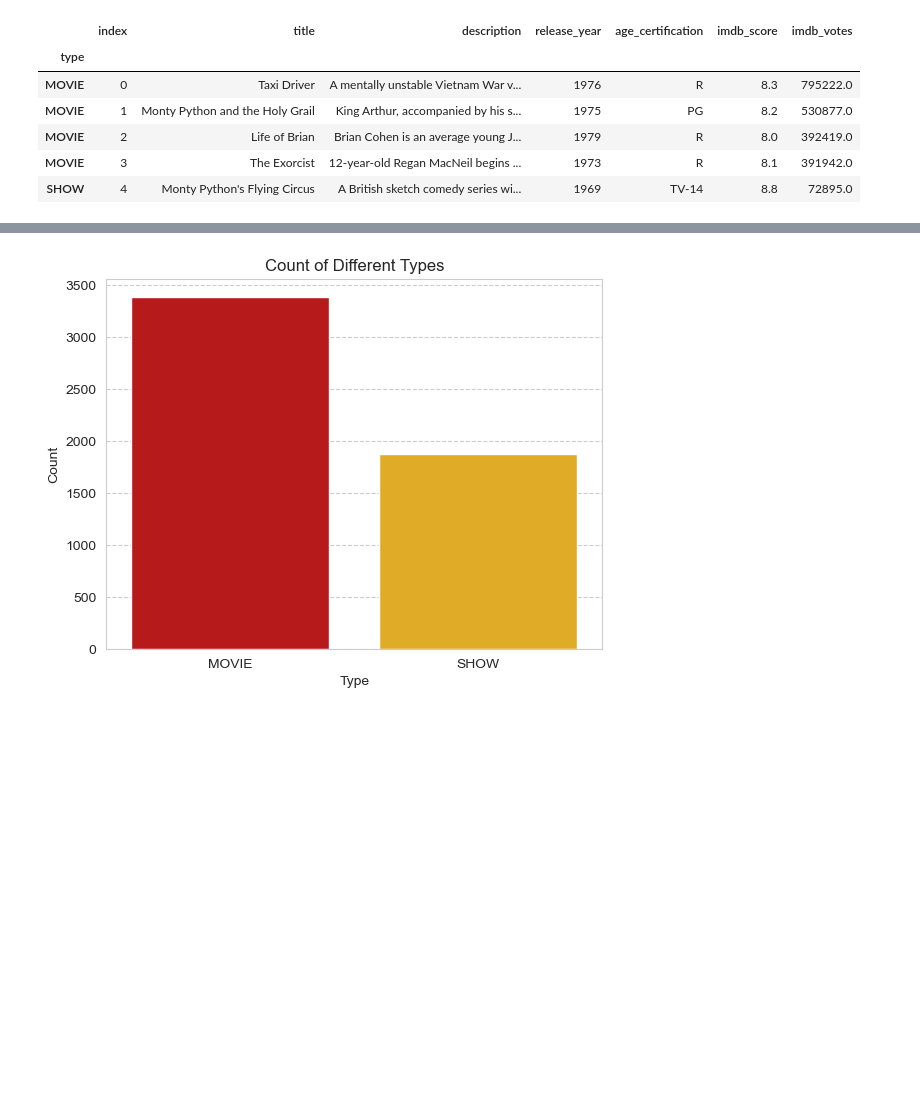
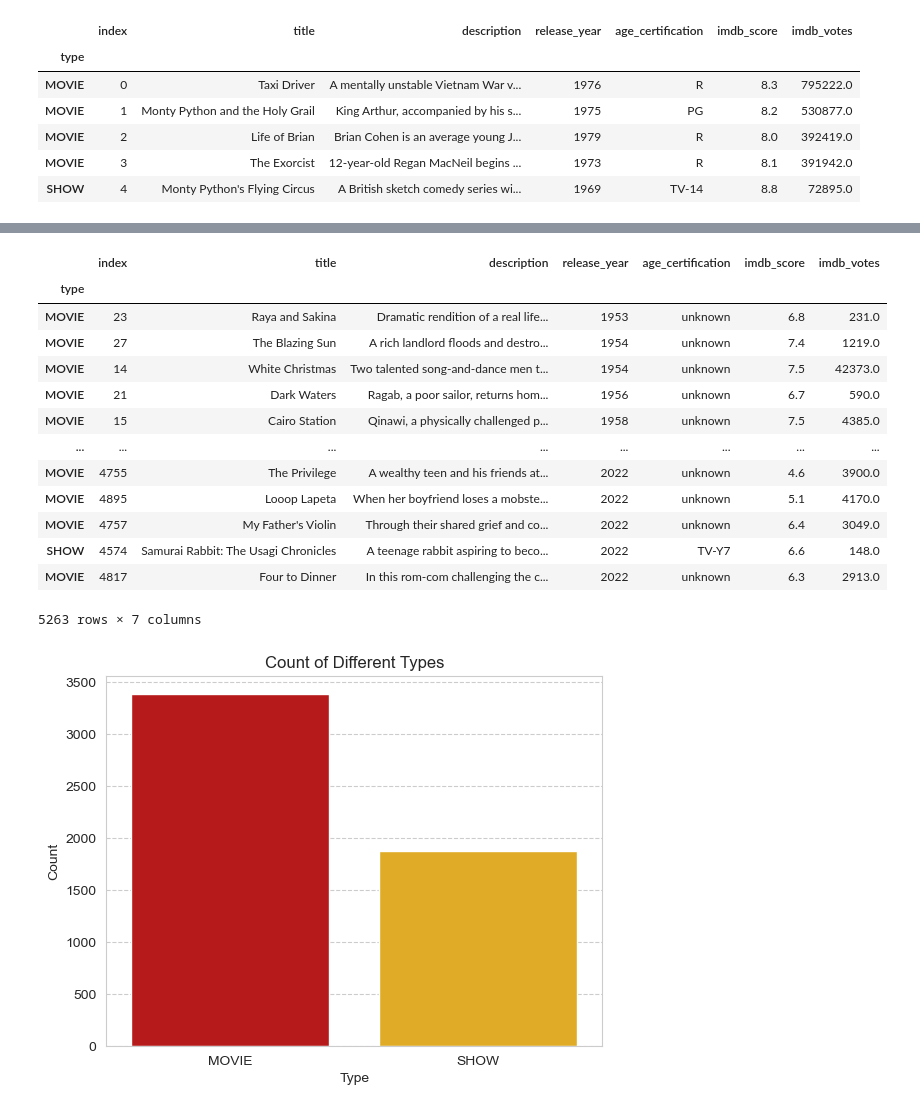
Before and after one commit to eelizondo1226/project_1_group_08, a Jupyter notebook: Sierra_work/jupyter_notebook_version/imbd_dataset/netflix_imbd.ipynb, the cells around one changed output, grey strips where cells are left out. Drawn from its saved outputs; the diff is of its cells as text; code cells hidden in the pictures; blank space fills up the shorter version.

```diff
--- a/Sierra_work/jupyter_notebook_version/imbd_dataset/netflix_imbd.ipynb
+++ b/Sierra_work/jupyter_notebook_version/imbd_dataset/netflix_imbd.ipynb
@@ -123,3 +142,20 @@ df.head()
+# %%
+df.sort_values("release_year", ascending=True)
+# %% [output]
+|  | index | title | description | release_year | age_certification | imdb_score | imdb_votes |
+| type |  |  |  |  |  |  |  |
+| MOVIE | 23 | Raya and Sakina | Dramatic rendition of a real life... | 1953 | unknown | 6.8 | 231.0 |
+| MOVIE | 27 | The Blazing Sun | A rich landlord floods and destro... | 1954 | unknown | 7.4 | 1219.0 |
+| MOVIE | 14 | White Christmas | Two talented song-and-dance men t... | 1954 | unknown | 7.5 | 42373.0 |
+| MOVIE | 21 | Dark Waters | Ragab, a poor sailor, returns hom... | 1956 | unknown | 6.7 | 590.0 |
+| MOVIE | 15 | Cairo Station | Qinawi, a physically challenged p... | 1958 | unknown | 7.5 | 4385.0 |
+| ... | ... | ... | ... | ... | ... | ... | ... |
+| MOVIE | 4755 | The Privilege | A wealthy teen and his friends at... | 2022 | unknown | 4.6 | 3900.0 |
+| MOVIE | 4895 | Looop Lapeta | When her boyfriend loses a mobste... | 2022 | unknown | 5.1 | 4170.0 |
+| MOVIE | 4757 | My Father's Violin | Through their shared grief and co... | 2022 | unknown | 6.4 | 3049.0 |
+| SHOW | 4574 | Samurai Rabbit: The Usagi Chronicles | A teenage rabbit aspiring to beco... | 2022 | TV-Y7 | 6.6 | 148.0 |
+| MOVIE | 4817 | Four to Dinner | In this rom-com challenging the c... | 2022 | unknown | 6.3 | 2913.0 |
+5263 rows × 7 columns
 # %%
 sns.countplot(x='type', data=clean_df, palette={"MOVIE": "#D00000", "SHOW": "#FFBA08"})
 sns.set_style("whitegrid", {'grid.linestyle': '--'})
```
Also changed, not shown: parts of 2 cells of this notebook.
